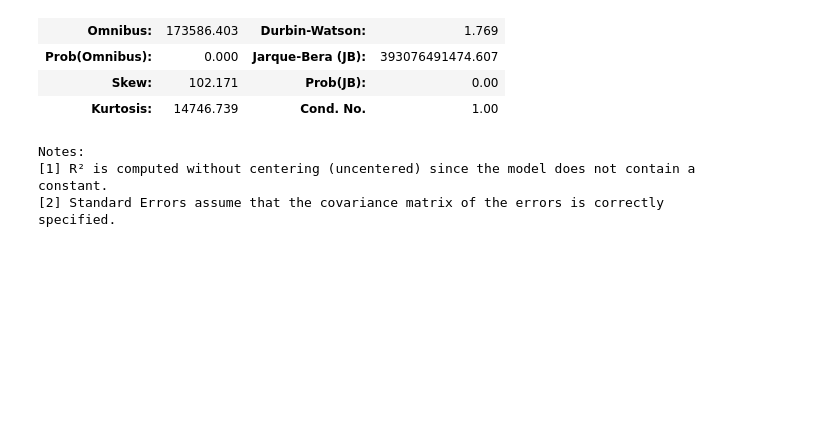
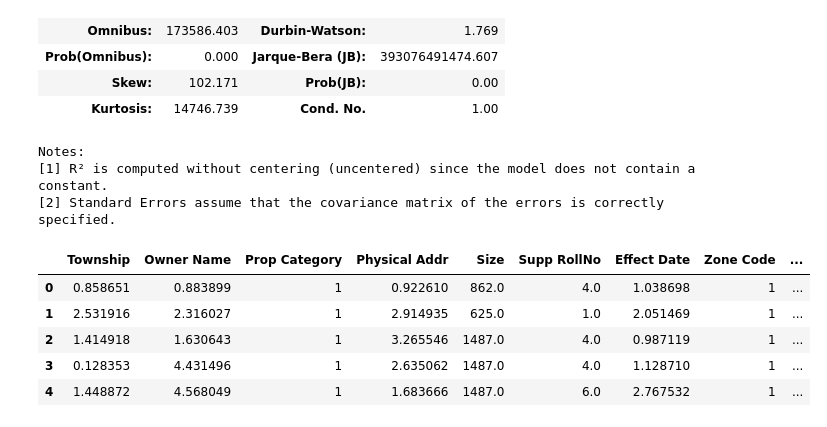
Before and after one commit to BongumusaSizwe/DAE_PROJECT, a Jupyter notebook: mini_project/Houses/project-Copy1.ipynb, the cells around one changed output. Drawn from its saved outputs; the diff is of its cells as text; code cells hidden in the pictures; blank space fills up the shorter version.

```diff
--- a/mini_project/Houses/project-Copy1.ipynb
+++ b/mini_project/Houses/project-Copy1.ipynb
@@ -1717,3 +1614,13 @@ OLS Regression Results
 Notes:
 [1] R² is computed without centering (uncentered) since the model does not contain a constant.
 [2] Standard Errors assume that the covariance matrix of the errors is correctly specified.
+# %%
+df_independent_var = df_copy2[list(df_copy2.columns)[1:]]
+df_independent_var.head()
+# %% [output]
+|  | Township | Owner Name | Prop Category | Physical Addr | Size | Supp RollNo | Effect Date | Zone Code | ... |
+| 0 | 0.858651 | 0.883899 | 1 | 0.922610 | 862.0 | 4.0 | 1.038698 | 1 | ... |
+| 1 | 2.531916 | 2.316027 | 1 | 2.914935 | 625.0 | 1.0 | 2.051469 | 1 | ... |
+| 2 | 1.414918 | 1.630643 | 1 | 3.265546 | 1487.0 | 4.0 | 0.987119 | 1 | ... |
+| 3 | 0.128353 | 4.431496 | 1 | 2.635062 | 1487.0 | 4.0 | 1.128710 | 1 | ... |
+| 4 | 1.448872 | 4.568049 | 1 | 1.683666 | 1487.0 | 6.0 | 2.767532 | 1 | ... |
```
Also changed, not shown: parts of 17 cells of this notebook.
